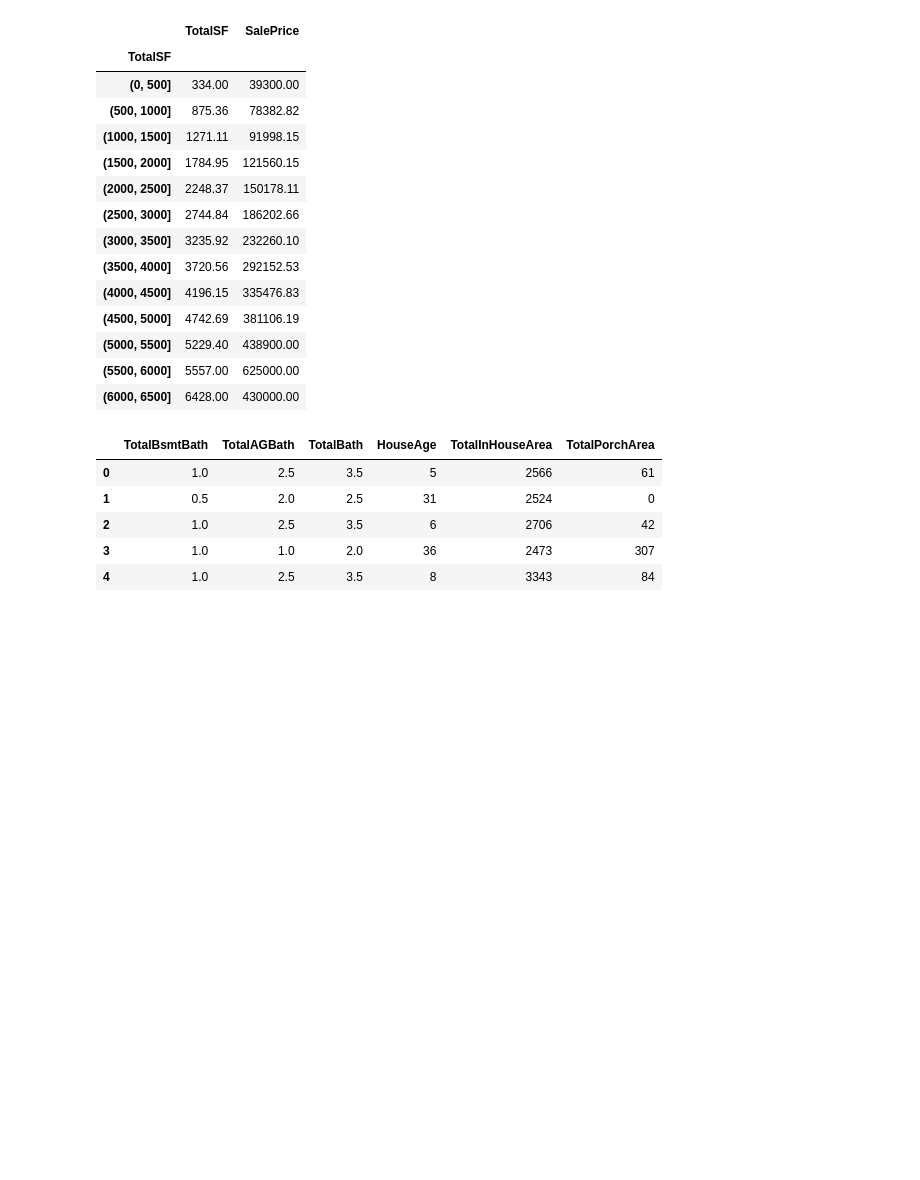
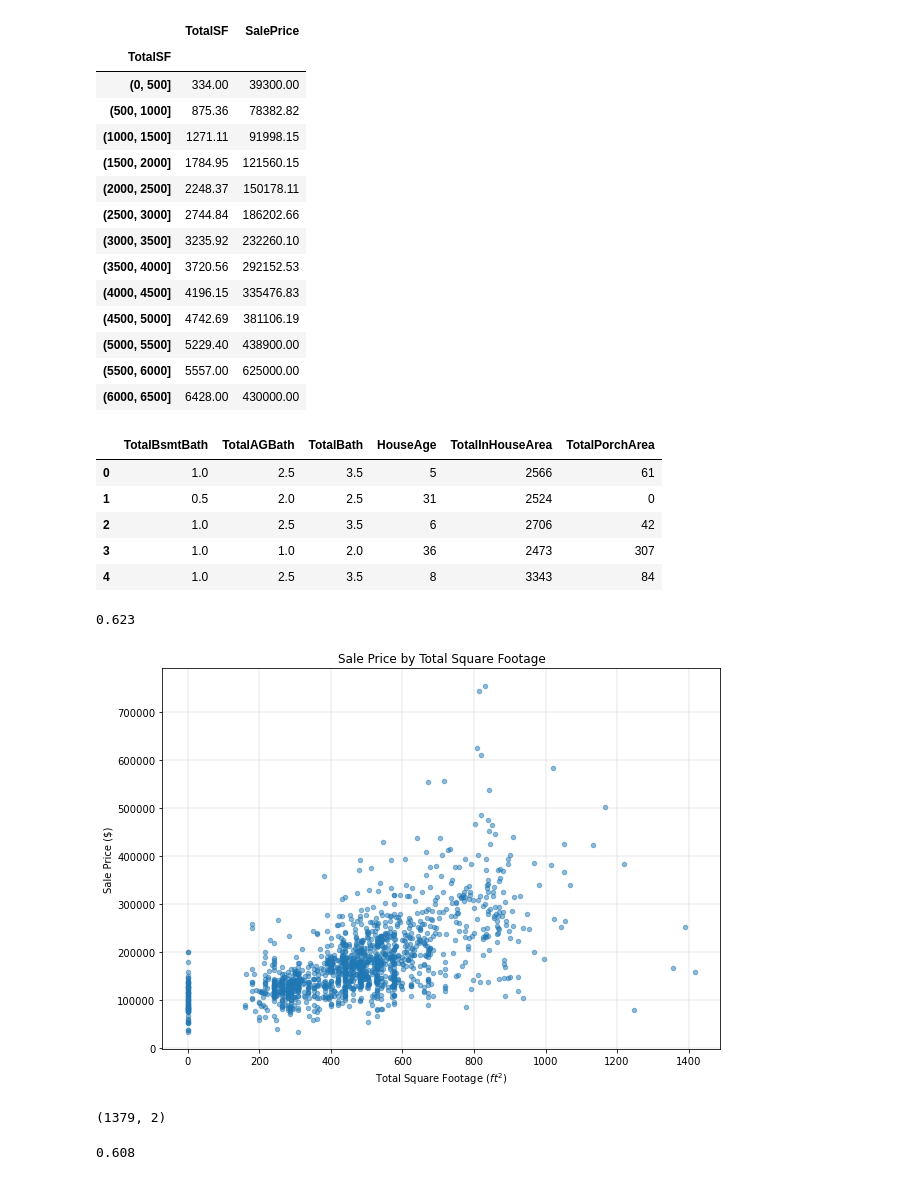
Before and after one commit to jflaher4/FA21_Exponent_Project, a Jupyter notebook: Data_Exploration/EDA_Final_Draft.ipynb, the cells around one changed output. Drawn from its saved outputs; the diff is of its cells as text; code cells hidden in the pictures; blank space fills up the shorter version.

Commit message:
Added GarageArea

```diff
--- a/Data_Exploration/EDA_Final_Draft.ipynb
+++ b/Data_Exploration/EDA_Final_Draft.ipynb
@@ -353,3 +350,28 @@ dataset[['TotalBsmtBath','TotalAGBath','TotalBath','HouseAge','TotalInHouseArea'
+# %%
+# Garage area
+x = 'GarageArea'
+round(linregress(dataset[x],dataset[y]).rvalue,3)
+# %% [output]
+0.623
+# %%
+# Brief scatterplot
+x = 'GarageArea'
+y = 'SalePrice'
+TotalSFPlot(x,y)
+plt.show()
+# %% [output]
+[figure, added]
+# %%
+# Based on the scatterplot, looks like a decent correlation if we exclude the 0/null values
+cleanedData = dataset[['GarageArea','SalePrice']]
+cleanedData = cleanedData[cleanedData['GarageArea'] != 0]
+print(cleanedData.shape)
+
+# Got rid of 81 zeroes in this data and clearly I was wrong about the r-value
+round(linregress(cleanedData['GarageArea'],cleanedData['SalePrice']).rvalue,3)
+# %% [output]
+(1379, 2)
+0.608
 # %%
 # Fill in rest
 # Jack
```
Also changed, not shown: parts of 1 cell of this notebook.
